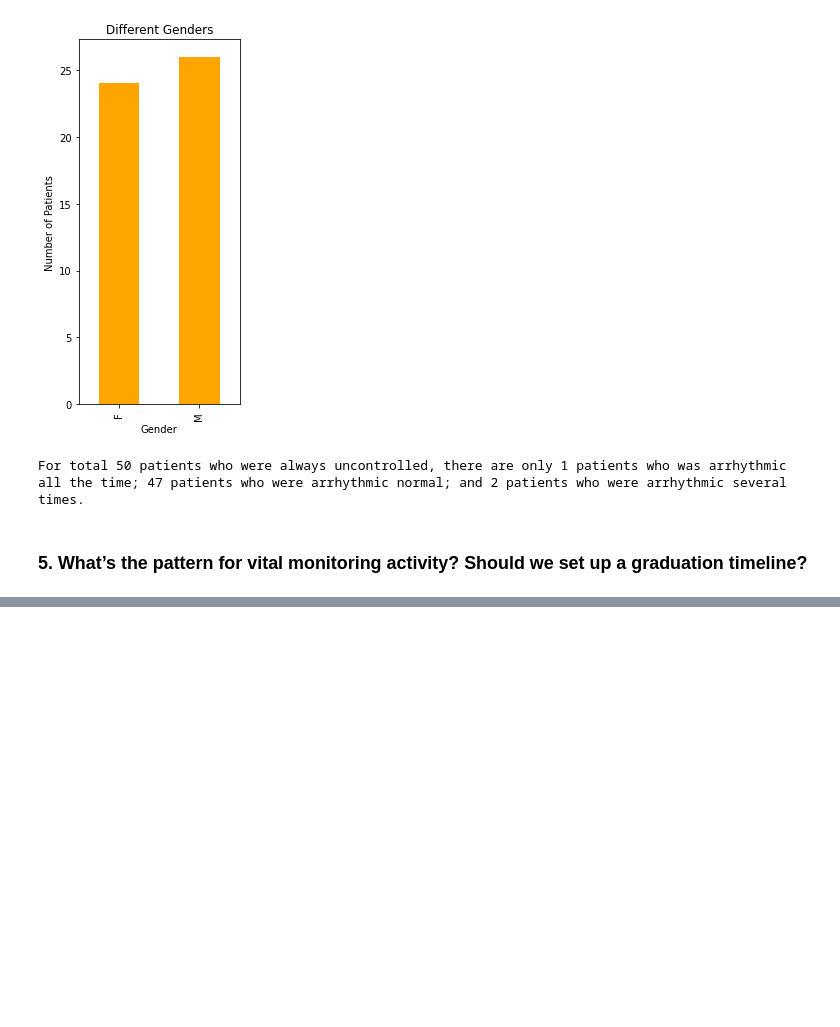
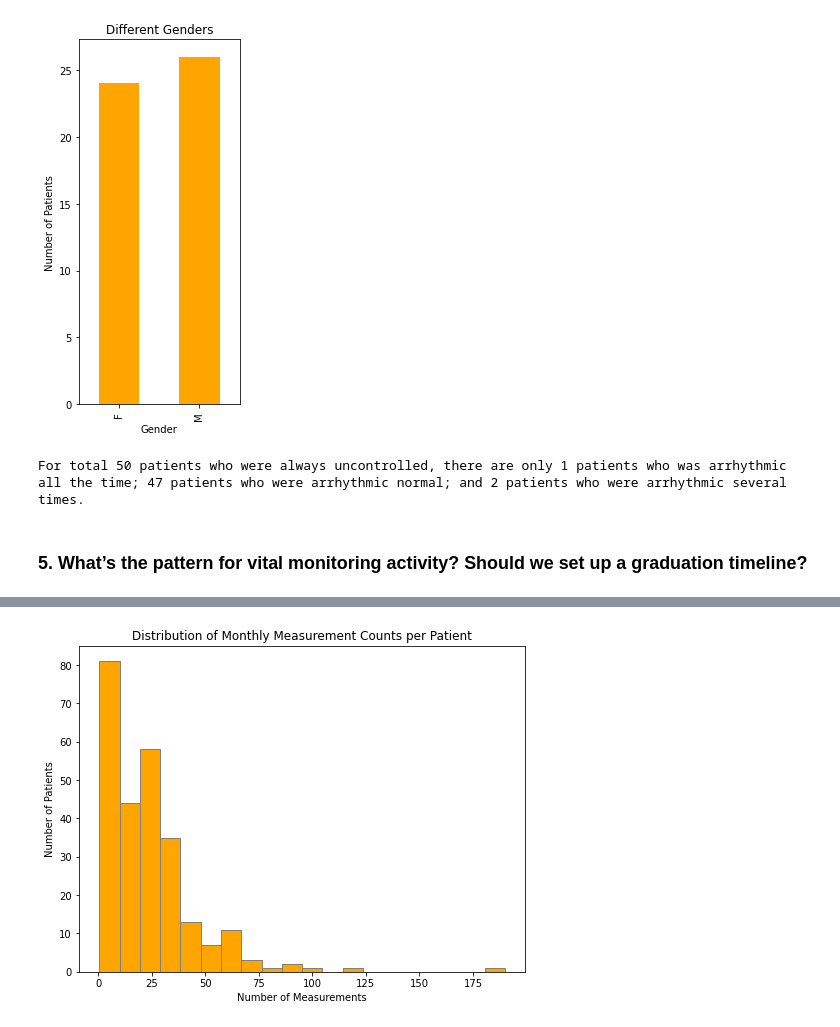
Before and after one commit to ruixuanzheng/iHealthChallenge, a Jupyter notebook: solution.ipynb, the cells around one changed output, grey strips where cells are left out. Drawn from its saved outputs; the diff is of its cells as text; code cells hidden in the pictures; blank space fills up the shorter version.

```diff
--- a/solution.ipynb
+++ b/solution.ipynb
@@ -552,0 +494,22 @@ However, the P value is **0.8** which indicates there's **no significant associa
+# %%
+original = pd.read_excel("../iHealth Time Series - v1.xlsx")
+original = original[original["type"] == "BP"]
+# %%
+# Group data by patient ID and calculate time differences
+time_diff = original.groupby('EPR ID')['datetime_utc'].agg(lambda x: (x.max() - x.min()).days + 1)
+
+# Calculate total measurements per patient
+measurement_counts = original.groupby('EPR ID').size()
+
+# Calculate average measurements per month
+average_measurements = measurement_counts / time_diff * 30
+# %%
+# plot distribution of measurement frequency
+plt.figure(figsize=(8, 6))
+plt.hist(average_measurements, bins=20, color='orange', edgecolor='grey')
+plt.title('Distribution of Monthly Measurement Counts per Patient')
+plt.xlabel('Number of Measurements')
+plt.ylabel('Number of Patients')
+plt.show()
+# %% [output]
+[figure, added]
```
Also changed, not shown: parts of 10 cells of this notebook.
